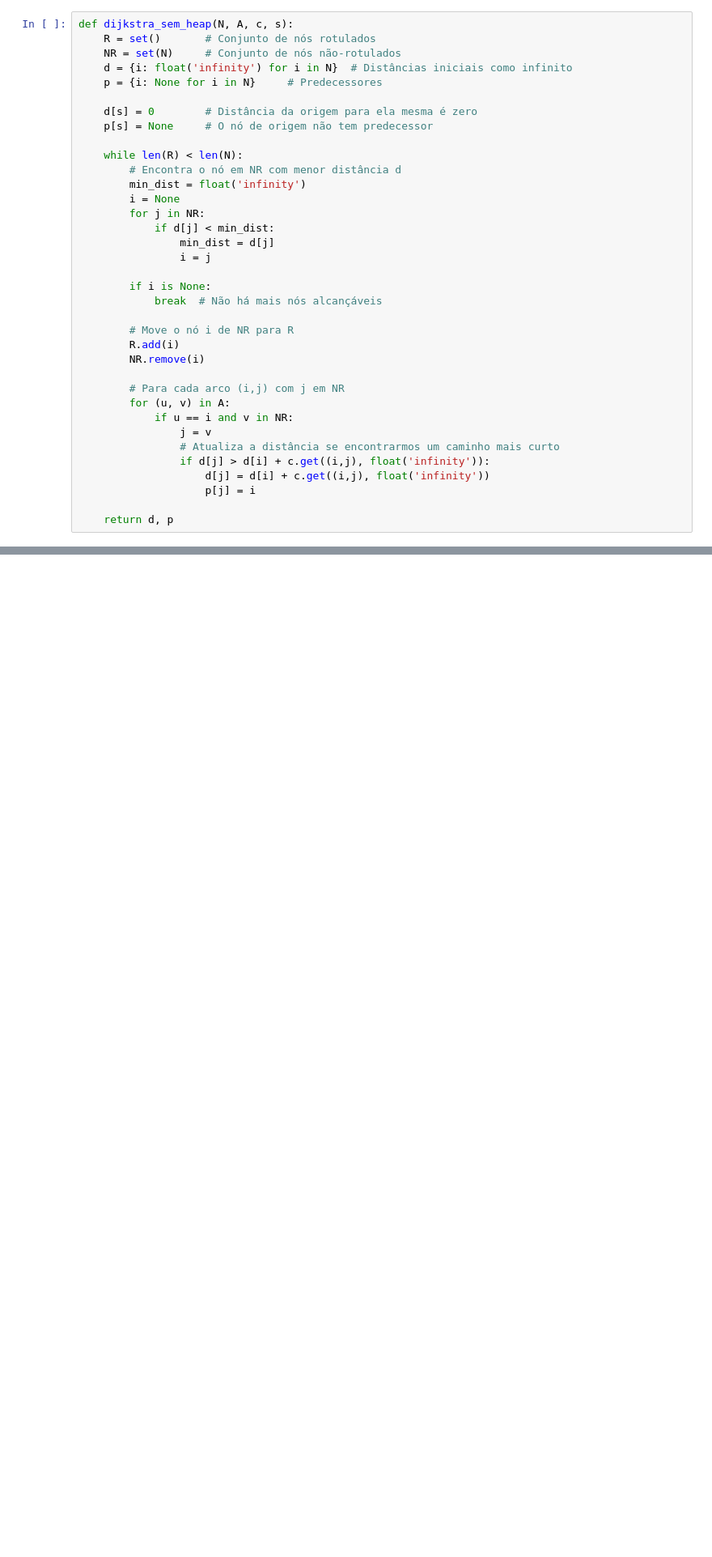
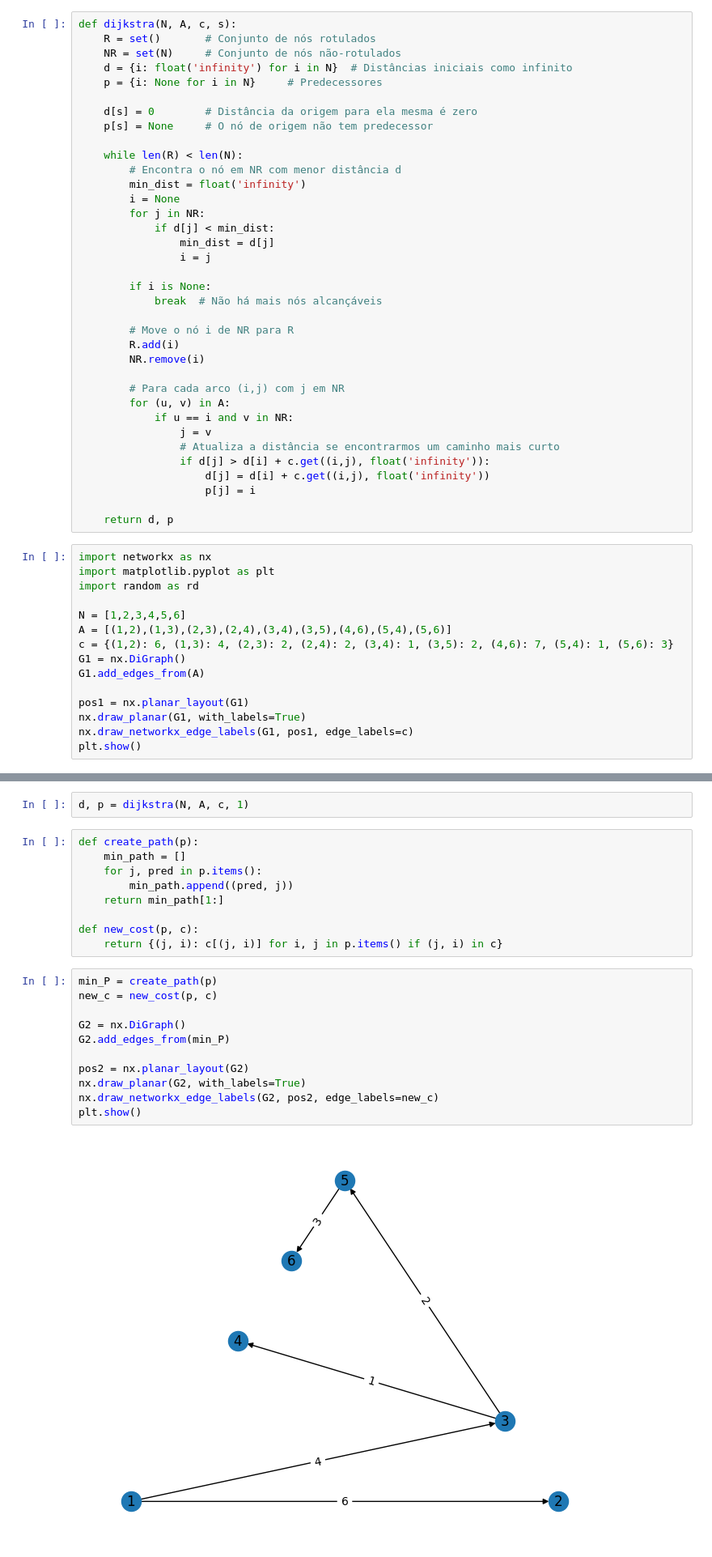
Before and after one commit to IIIL4KIII/Fluxo_em_redes, a Jupyter notebook: minimal_path.ipynb, the cells around one changed output, grey strips where cells are left out. Shown at 81% size. Saved outputs shown, nothing was run; the diff lists cells and outputs as text; blank space fills up the shorter version.

Commit message:
Dijkstra

```diff
--- a/minimal_path.ipynb
+++ b/minimal_path.ipynb
@@ -1,5 +1,5 @@
 # %%
-def dijkstra_sem_heap(N, A, c, s):
+def dijkstra(N, A, c, s):
     R = set()       # Conjunto de nós rotulados
     NR = set(N)     # Conjunto de nós não-rotulados
     d = {i: float('infinity') for i in N}  # Distâncias iniciais como infinito
@@ -34,3 +34,18 @@ def dijkstra_sem_heap(N, A, c, s):
                     p[j] = i
 
     return d, p
+# %%
+import networkx as nx
+import matplotlib.pyplot as plt
+import random as rd
+
+N = [1,2,3,4,5,6]
+A = [(1,2),(1,3),(2,3),(2,4),(3,4),(3,5),(4,6),(5,4),(5,6)]
+c = {(1,2): 6, (1,3): 4, (2,3): 2, (2,4): 2, (3,4): 1, (3,5): 2, (4,6): 7, (5,4): 1, (5,6): 3}
+G1 = nx.DiGraph()
+G1.add_edges_from(A)
+
+pos1 = nx.planar_layout(G1)
+nx.draw_planar(G1, with_labels=True)
+nx.draw_networkx_edge_labels(G1, pos1, edge_labels=c)
+plt.show()
@@ -36,0 +54,24 @@ def dijkstra_sem_heap(N, A, c, s):
+# %%
+d, p = dijkstra(N, A, c, 1)
+# %%
+def create_path(p):
+    min_path = []
+    for j, pred in p.items():
+        min_path.append((pred, j))
+    return min_path[1:]
+
+def new_cost(p, c):
+    return {(j, i): c[(j, i)] for i, j in p.items() if (j, i) in c}
+# %%
+min_P = create_path(p)
+new_c = new_cost(p, c)
+
+G2 = nx.DiGraph()
+G2.add_edges_from(min_P)
+
+pos2 = nx.planar_layout(G2)
+nx.draw_planar(G2, with_labels=True)
+nx.draw_networkx_edge_labels(G2, pos2, edge_labels=new_c)
+plt.show()
+# %% [output]
+[figure, added]
```
Also changed, not shown: parts of 1 cell of this notebook.
